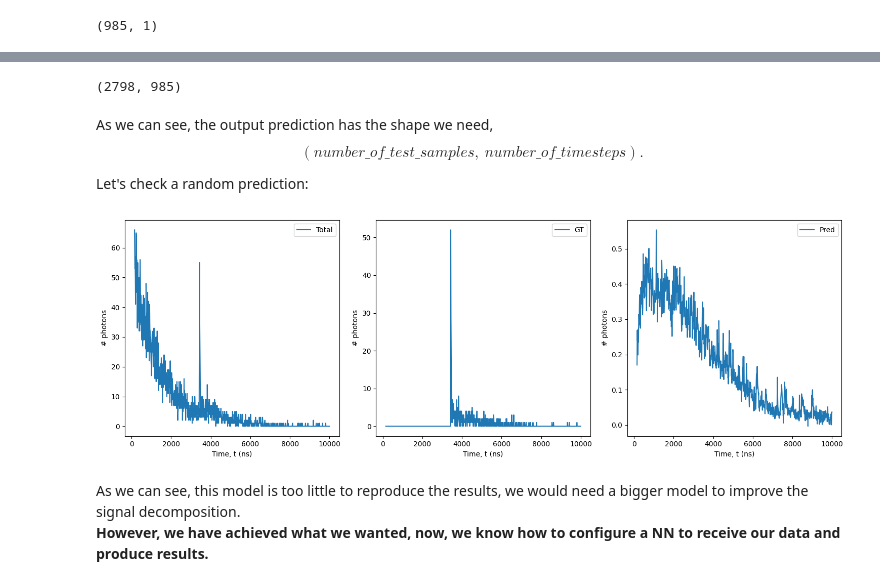
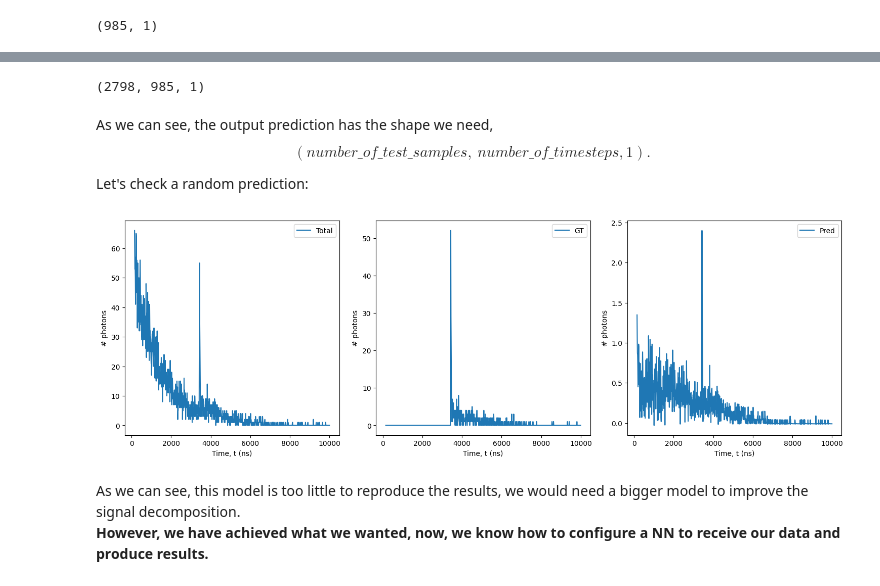
Before and after one commit to JaviGamero/LArTPC_Calibration, a Jupyter notebook: scripts/python/signalDecompose/DL_Algorithms.ipynb, the cells around one changed output, grey strips where cells are left out. Saved outputs shown, nothing was run; the diff lists cells and outputs as text; code cells hidden in the pictures.

Commit message:
Updated NN output configuration Selecting model 1

```diff
--- a/scripts/python/signalDecompose/DL_Algorithms.ipynb
+++ b/scripts/python/signalDecompose/DL_Algorithms.ipynb
@@ -255,11 +256,12 @@ from keras.utils import set_random_seed
 
 set_random_seed(2023)
 model = Sequential()
-model.add(LSTM(units=50, activation = 'sigmoid', input_shape=input_shape))
-model.add(Dense(timesteps, activation='linear'))
+model.add(LSTM(units=64, activation = 'sigmoid', return_sequences=True,
+               input_shape=input_shape))
+model.add(Dense(1, activation='linear'))
 
 model.compile(optimizer='adam', loss='mean_squared_error')
-history = model.fit(X_train, y_train, batch_size=32, epochs=10,
+history = model.fit(X_train, y_train, batch_size=32, epochs=2,
           validation_split=0.3)
 
 NN_trainPlot(history)
@@ -292,18 +278,19 @@ y_pred = model.predict(X_test[:,:, np.newaxis])
 # %%
 np.shape(y_pred)
 # %% [output]
-(2798, 985)
+(2798, 985, 1)
 # %% [markdown]
 As we can see, the output prediction has the shape we need,
-$$(number\_of\_test\_samples,\ number\_of\_timesteps).$$
+$$(number\_of\_test\_samples,\ number\_of\_timesteps, 1).$$
 
 Let's check a random prediction:
 # %%
+y_pred = y_pred[:,:,0]
 i=5
 v = [X_test[i,:], y_test[i,:], np.array(y_pred[i,:])]
 plotSignals(t, v, ['Total', 'GT', 'Pred'], sep='True', figsize=(15,5))
 # %% [output]
-[figure, old version]
+[figure, new version]
 # %% [markdown]
 As we can see, this model is too little to reproduce the results, we would need
 a bigger model to improve the signal decomposition.
```
Also changed, not shown: parts of 24 cells of this notebook.
